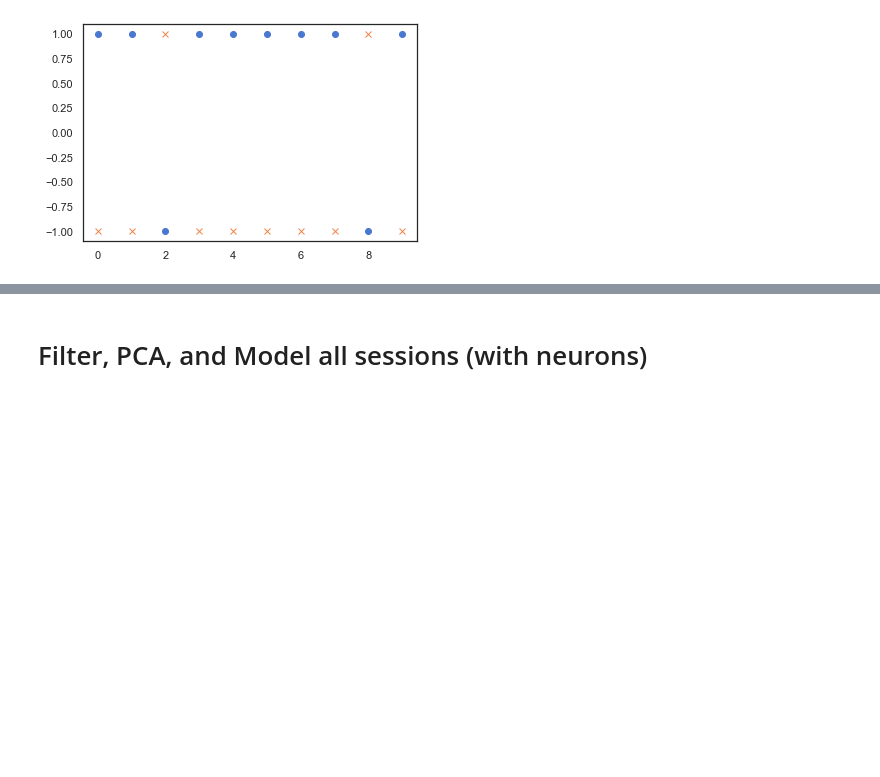
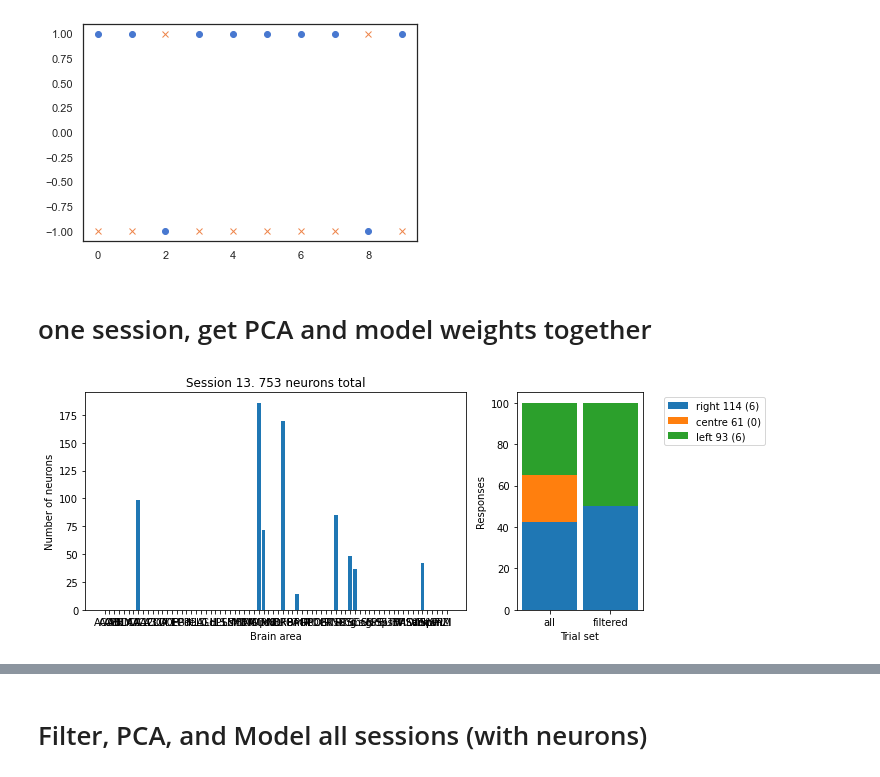
Before and after one commit to jorgeerrz/mistaken_mice, a Jupyter notebook: mistaken_mice.ipynb, the cells around one changed output, grey strips where cells are left out. Drawn from its saved outputs; the diff is of its cells as text; code cells hidden in the pictures; blank space fills up the shorter version.

```diff
--- a/mistaken_mice.ipynb
+++ b/mistaken_mice.ipynb
@@ -301,3 +171,9 @@ Percent Left: 0.2
 Percent Right: 0.8
 [<matplotlib.lines.Line2D at 0x...>]
 [figure]
+# %% [markdown]
+# one session, get PCA and model weights together
+# %%
+plot_session(alldat,session,unfair_only=True,chosey_only=True, nonzero_only=True, select_areas = allb)
+# %% [output]
+[figure, added]
```
Also changed, not shown: parts of 9 cells of this notebook, 2 other files.
